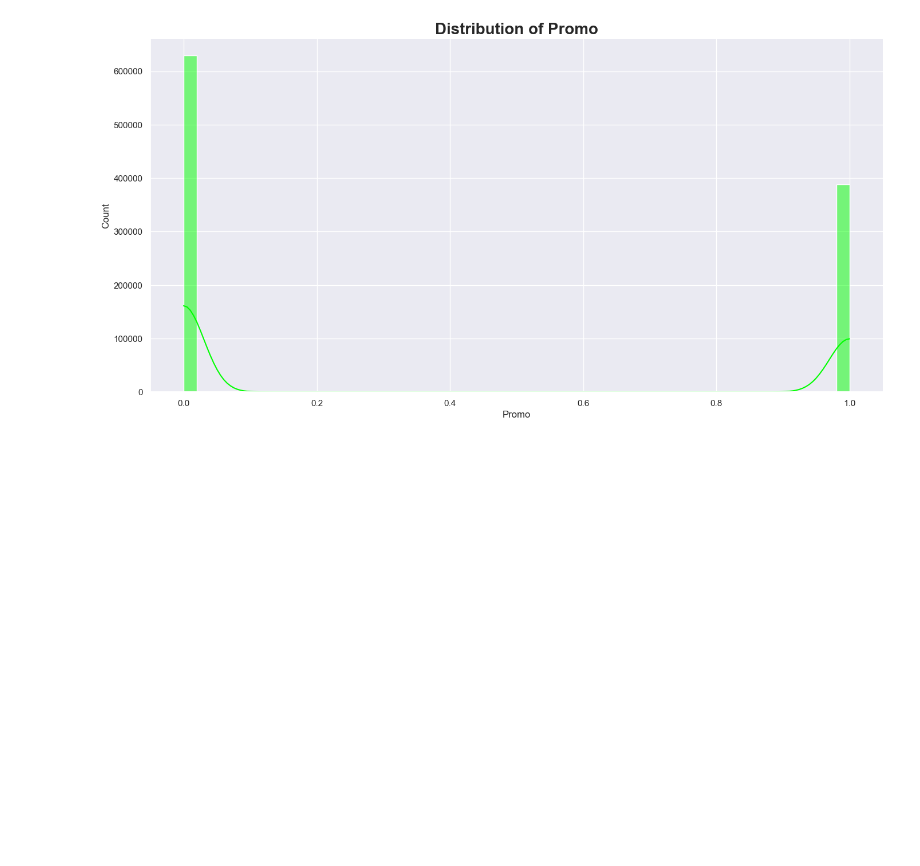
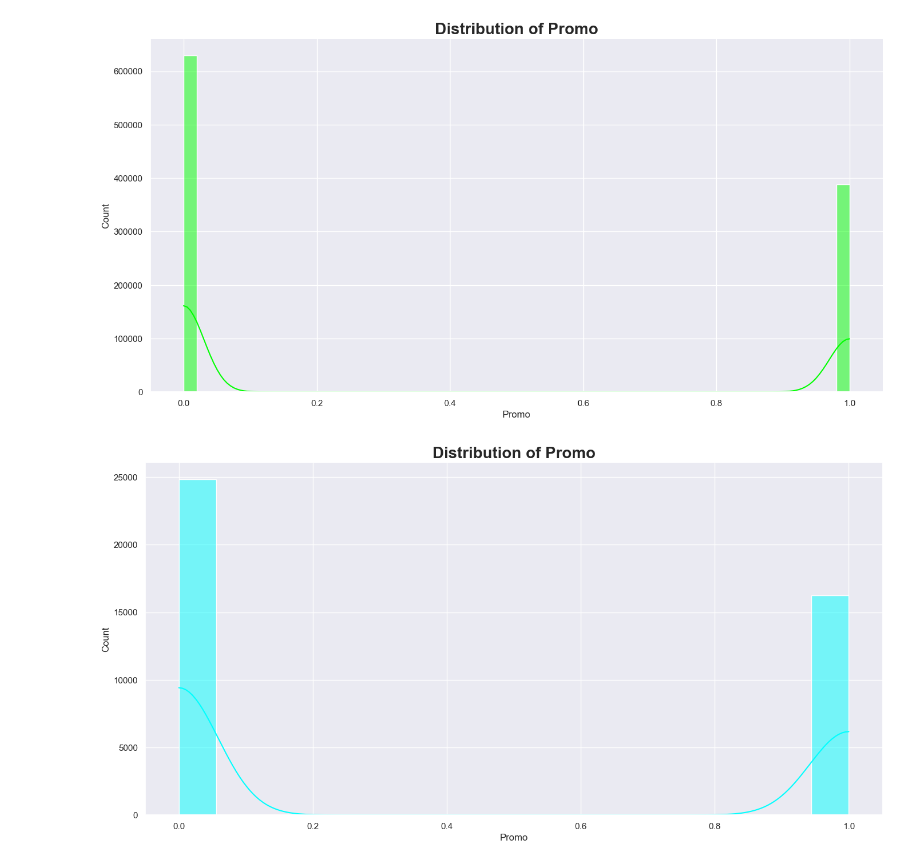
Before and after one commit to HenokD11/SalesPrediction, a Jupyter notebook: notebooks/EDA.ipynb, the cells around one changed output. Drawn from its saved outputs; the diff is of its cells as text; code cells hidden in the pictures; blank space fills up the shorter version.

```diff
--- a/notebooks/EDA.ipynb
+++ b/notebooks/EDA.ipynb
@@ -90,3 +90,7 @@ test_data.head()
 exploration.plot_hist(train_data, 'Promo', 'lime')
 # %% [output]
 [figure]
+# %%
+exploration.plot_hist(test_data, 'Promo', 'cyan')
+# %% [output]
+[figure, added]
```
Also changed, not shown: parts of 11 cells of this notebook.
